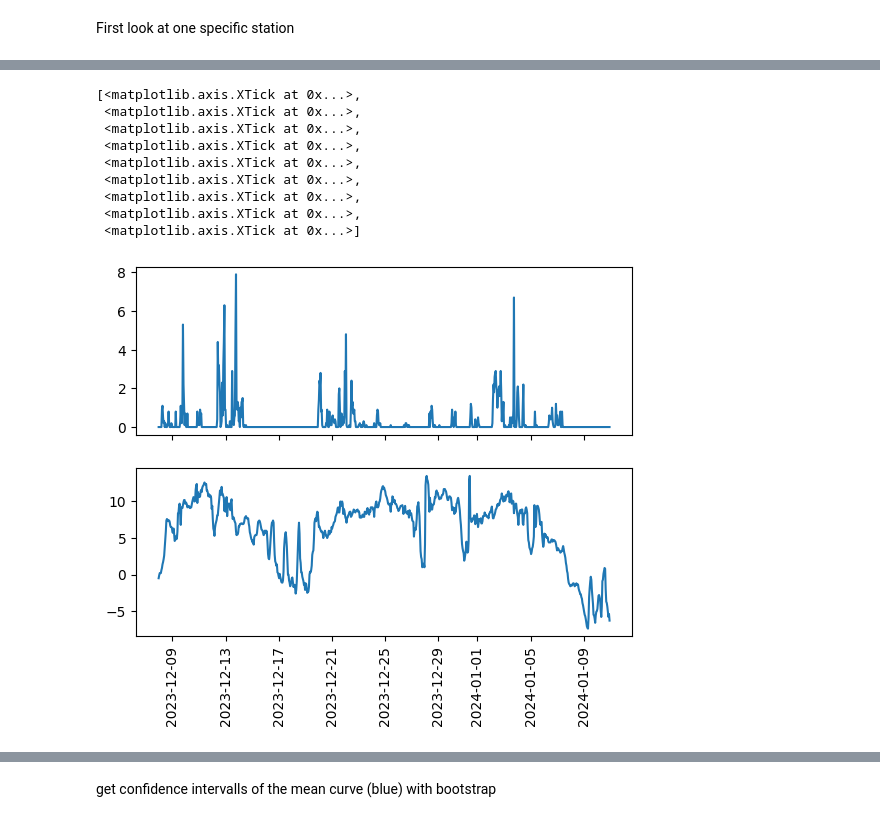
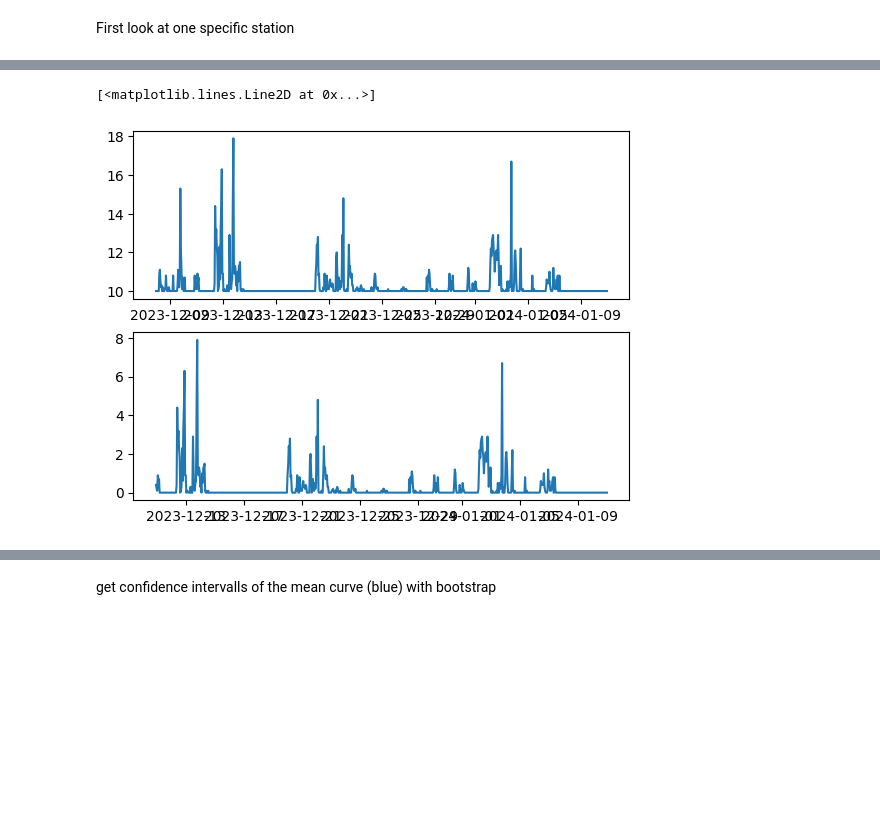
Before and after one commit to RobinU434/DataLiteracy, a Jupyter notebook: studies/13_01_24_RU_glimps_into_data.ipynb, the cells around one changed output, grey strips where cells are left out. Drawn from its saved outputs; the diff is of its cells as text; code cells hidden in the pictures; blank space fills up the shorter version.

```diff
--- a/studies/13_01_24_RU_glimps_into_data.ipynb
+++ b/studies/13_01_24_RU_glimps_into_data.ipynb
@@ -19,6 +20,6 @@ FIG_SAVE_BASE_PATH = "../docs/report/fig/"
 # %%
-# dataset = DWD_Dataset(source_path="../data/dwd", feature=Feature.PRECIPITATION)
-dataset = DWD_Dataset(source_path="../data/dwd")
+dataset_model_1 = DWD_Dataset(source_path="../data/dwd", feature=Feature.PRECIPITATION, model=1)
+dataset_model_2 = DWD_Dataset(source_path="../data/dwd", feature=Feature.PRECIPITATION, model=2)
 # %% [markdown]
 First look at one specific station
 # %%
@@ -51,20 +54,14 @@ fig.savefig(FIG_SAVE_BASE_PATH + "precipitation_forecast.pdf")
 # %%
-real_data = dataset.get_historical(model=1, station_id=STATION_ID)
 
 
-fig, axs = plt.subplots(nrows=2, sharex=True)
-axs[0].plot(real_data["time"], real_data["precipitation_real"])
-axs[1].plot(real_data["time"], real_data["air_temperature_real"])
-axs[1].set_xticks(axs[1].get_xticks(), axs[1].get_xticklabels(), rotation=90)
+fig, axs = plt.subplots(nrows=2)
+real_data = dataset_model_1.get_historical(station_id=STATION_ID)
+axs[0].plot(real_data["time"], real_data["precipitation_real"]+ 10)
+real_data = dataset_model_2.get_historical(station_id=STATION_ID)
+axs[1].plot(real_data["time"], real_data["precipitation_real"])
+
+# axs[1].set_xticks(axs[1].get_xticks(), axs[1].get_xticklabels(), rotation=90)
 # %% [output]
-[<matplotlib.axis.XTick at 0x...>,
- <matplotlib.axis.XTick at 0x...>,
- <matplotlib.axis.XTick at 0x...>,
- <matplotlib.axis.XTick at 0x...>,
- <matplotlib.axis.XTick at 0x...>,
- <matplotlib.axis.XTick at 0x...>,
- <matplotlib.axis.XTick at 0x...>,
- <matplotlib.axis.XTick at 0x...>,
- <matplotlib.axis.XTick at 0x...>]
+[<matplotlib.lines.Line2D at 0x...>]
-[figure, old version]
+[figure, new version]
 # %%
```
Also changed, not shown: parts of 21 cells of this notebook.
